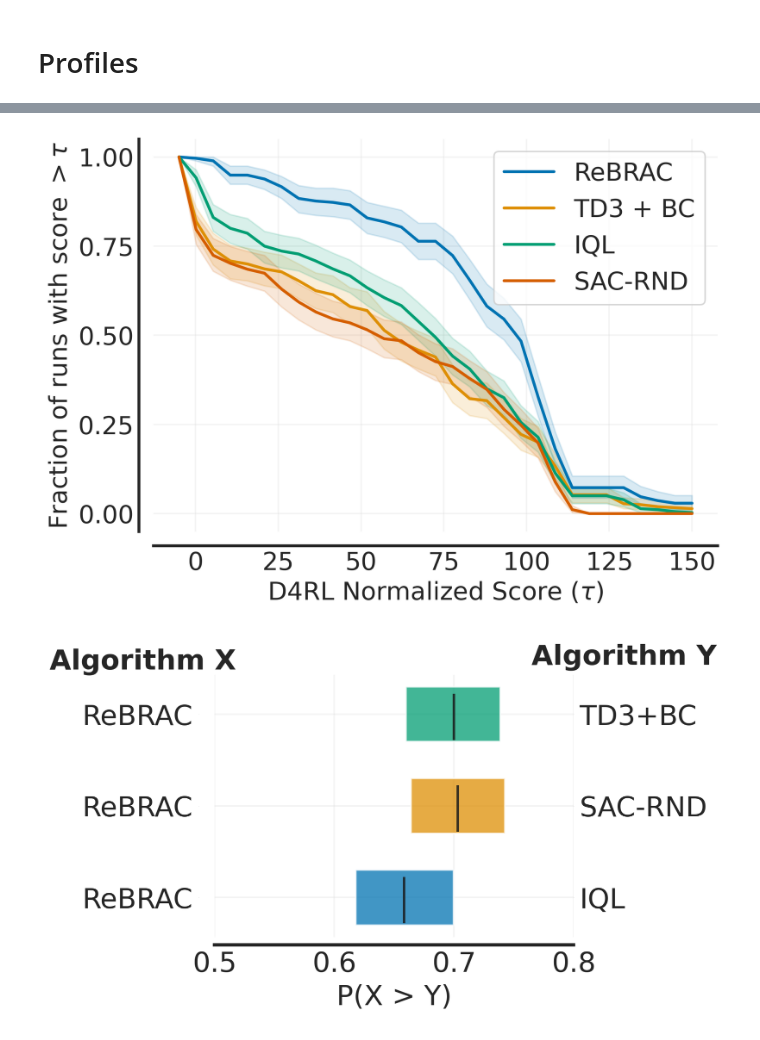
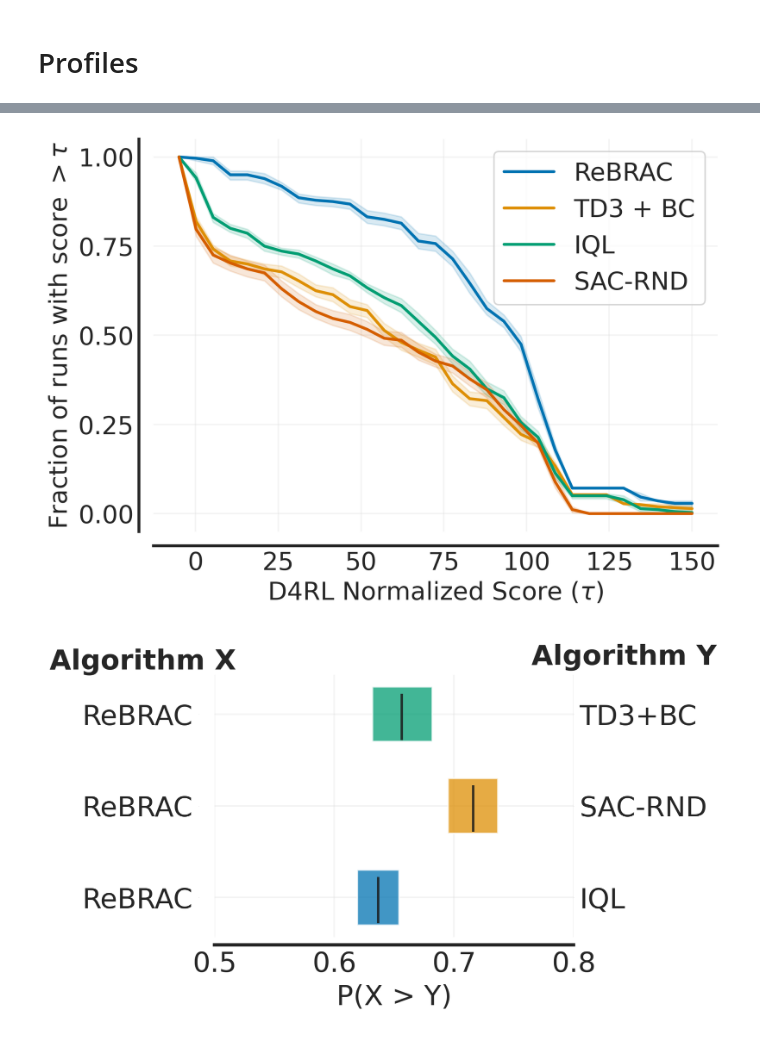
Before and after one commit to tinkoff-ai/ReBRAC, a Jupyter notebook: eop/ReBRAC_ploting.ipynb, the cells around one changed output, grey strips where cells are left out. Cells and saved outputs as stored; diff of their text form; code cells hidden in the pictures.

```diff
--- a/eop/ReBRAC_ploting.ipynb
+++ b/eop/ReBRAC_ploting.ipynb
@@ -590,15 +595,14 @@ print_v_tables(listed_all)
 # %% [markdown]
 # Profiles
 # %%
-def flatten(data, remove_adroit=False):
+def flatten(data):
     flat = []
     for env in data:
-        if remove_adroit:
-            if env.split('-')[0] in ["pen", "hammer", "door", "relocate"]:
-                continue
+        env_list = []
         for cc in data[env]:
             for ac in data[env][cc]:
-                flat += data[env][cc][ac]
+                env_list += data[env][cc][ac]
+        flat.append(env_list)
     return flat
 # %%
 ### Run this code only if you have acceses to the wandb projects
@@ -690,10 +674,10 @@ sns.set(style="ticks", font_scale=1.0)
 algorithms = ['ReBRAC', 'TD3 + BC', 'IQL', 'SAC-RND']
 
 normalized_score_dict = {
-    'ReBRAC': np.array(rebrac_flat).reshape(-1, 1),
-    'TD3 + BC': np.array(td3_bc_flat).reshape(-1, 1),
-    'IQL': np.array(iql_flat).reshape(-1, 1),
-    'SAC-RND': np.array(sac_rnd_flat).reshape(-1, 1),
+    'ReBRAC': np.array(rebrac_flat).T,
+    'TD3 + BC': np.array(td3_bc_flat).T,
+    'IQL': np.array(iql_flat).T,
+    'SAC-RND': np.array(sac_rnd_flat).T,
     }
 
 # Human normalized score thresholds
@@ -713,17 +697,17 @@ plot_utils.plot_performance_profiles(
   )
 plt.savefig("out/perf_profiles.pdf", dpi=300, bbox_inches='tight')
 # %% [output]
-[figure, old version]
+[figure, new version]
 # %%
 algorithm_pairs = {
-    'ReBRAC,IQL': (np.array(rebrac_flat).reshape(-1, 1), np.array(iql_flat).reshape(-1, 1)),
-    'ReBRAC,SAC-RND': (np.array(rebrac_flat).reshape(-1, 1), np.array(sac_rnd_flat).reshape(-1, 1)),
-    'ReBRAC,TD3+BC': (np.array(rebrac_flat).reshape(-1, 1), np.array(td3_bc_flat).reshape(-1, 1)),
+    'ReBRAC,IQL': (np.array(rebrac_flat).T, np.array(iql_flat).T),
+    'ReBRAC,SAC-RND': (np.array(rebrac_flat).T, np.array(sac_rnd_flat).T),
+    'ReBRAC,TD3+BC': (np.array(rebrac_flat).T, np.array(td3_bc_flat).T),
     }
 average_probabilities, average_prob_cis = rly.get_interval_estimates(
   algorithm_pairs, metrics.probability_of_improvement, reps=2000)
 ax = plot_utils.plot_probability_of_improvement(average_probabilities, average_prob_cis)
 ax.set_xlim(0.5, 0.8)
 plt.savefig("out/improvement_probability.pdf", dpi=300, bbox_inches='tight')
 # %% [output]
-[figure, old version]
+[figure, new version]
```
Also changed, not shown: parts of 4 cells of this notebook, 7 other files.
